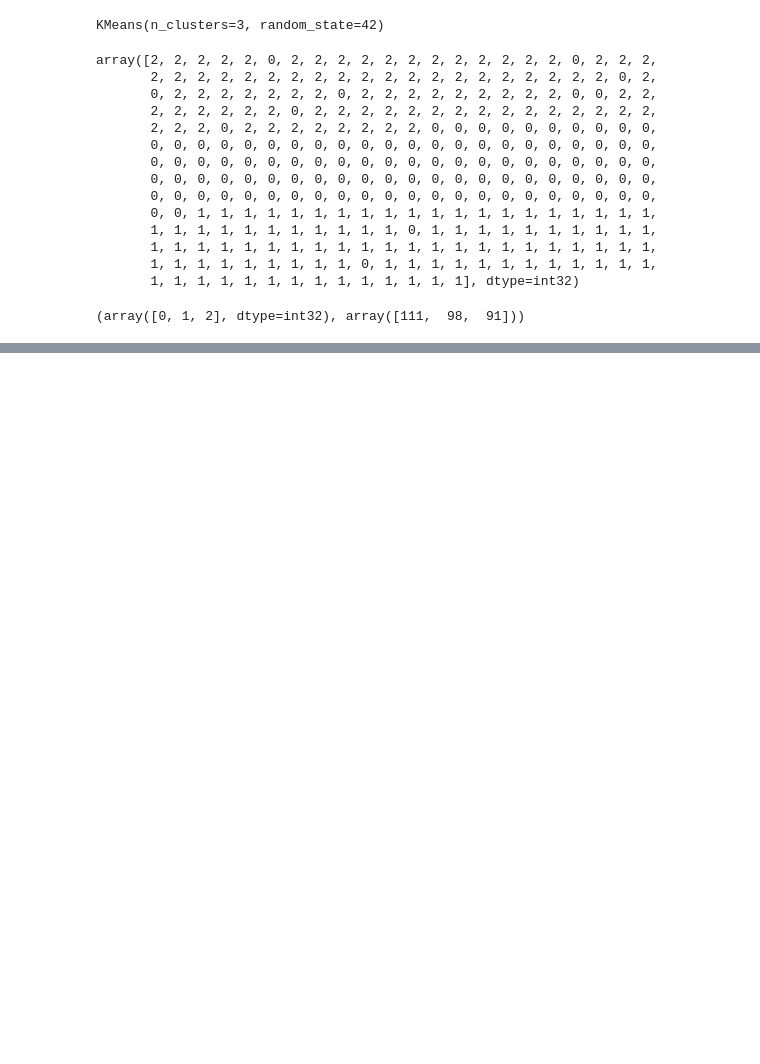
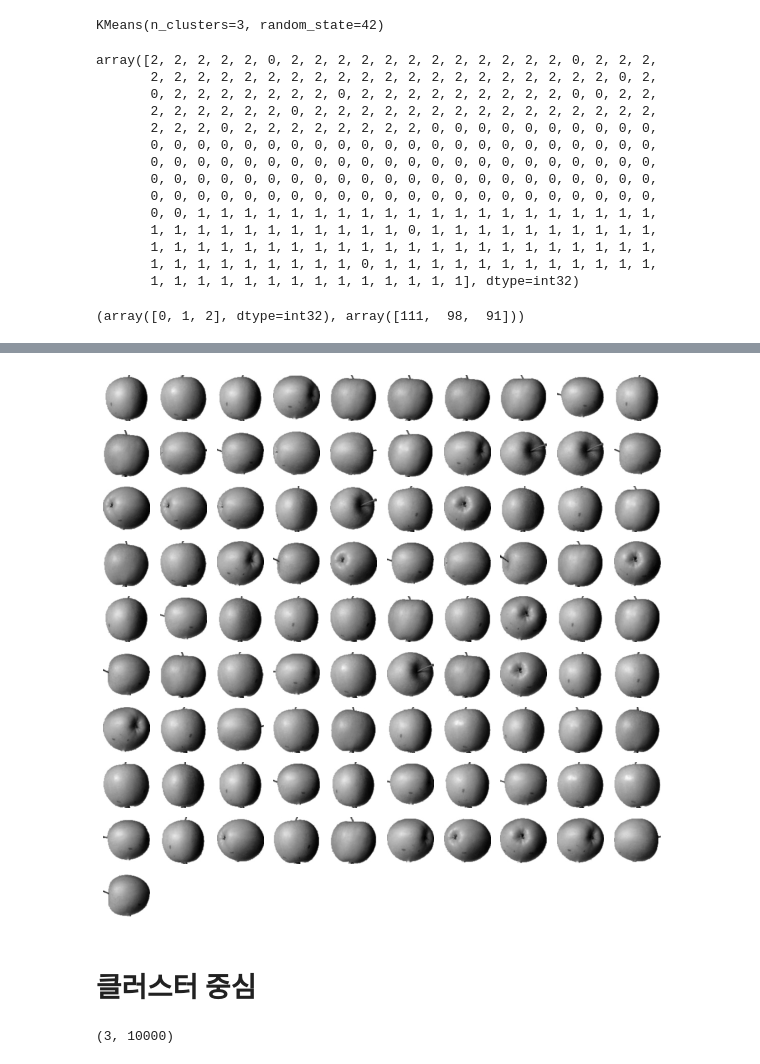
Before and after one commit to hoonzi-s/hongong_MLDL, a Jupyter notebook: 06-2. K-평균.ipynb, the cells around one changed output, grey strips where cells are left out. Drawn from its saved outputs; the diff is of its cells as text; code cells hidden in the pictures; blank space fills up the shorter version.

```diff
--- a/06-2. K-평균.ipynb
+++ b/06-2. K-평균.ipynb
@@ -53,0 +78,10 @@ np.unique(km.labels_, return_counts = True)
+# %%
+draw_fruits(fruits[km.labels_ == 2])
+# %% [output]
+[figure, added]
+# %% [markdown]
+# 클러스터 중심
+# %%
+km.cluster_centers_.shape
+# %% [output]
+(3, 10000)
```
Also changed, not shown: parts of 12 cells of this notebook.
